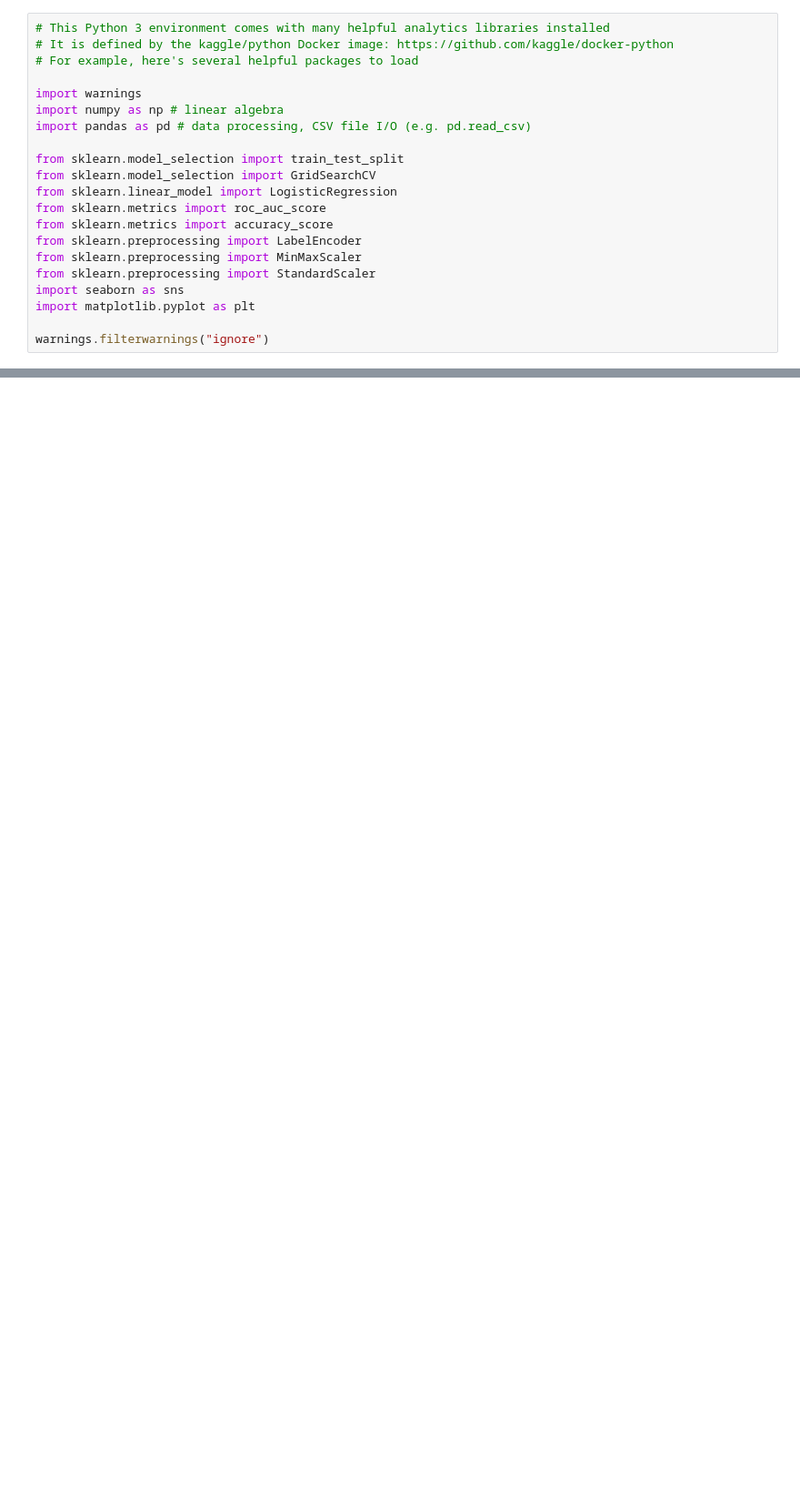
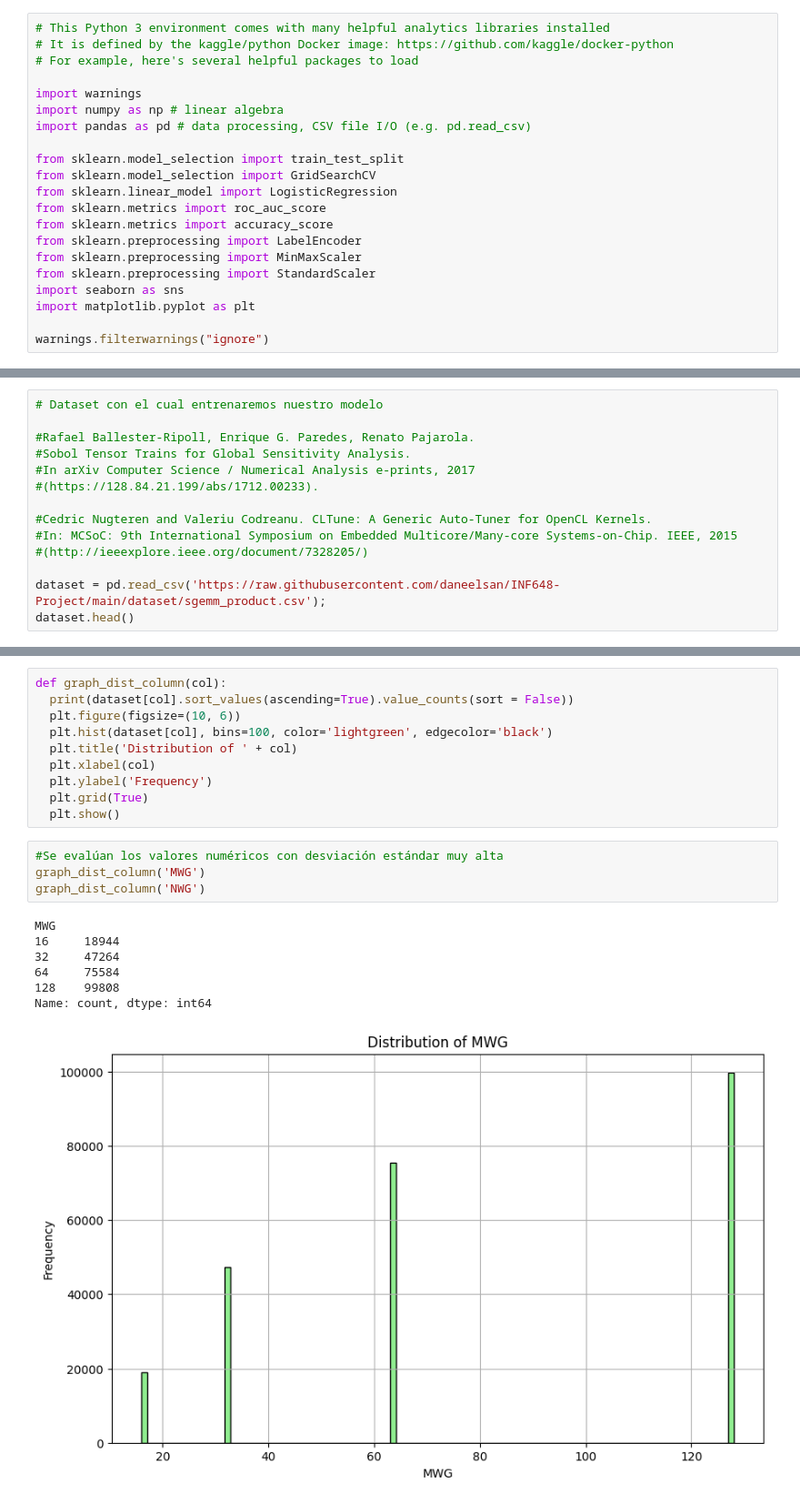
Before and after one commit to daneelsan/INF648-Project, a Jupyter notebook: notebooks/entregable-03-grupo-01.ipynb, the cells around one changed output, grey strips where cells are left out. Shown at 91% size. Cells and saved outputs as stored; diff of their text form; blank space fills up the shorter version.

```diff
--- a/notebooks/entregable-03-grupo-01.ipynb
+++ b/notebooks/entregable-03-grupo-01.ipynb
@@ -167,0 +24,14 @@ Estos son algunos de los notebooks del curso de aprendizaje automático en líne
+# %%
+# Dataset con el cual entrenaremos nuestro modelo
+
+#Rafael Ballester-Ripoll, Enrique G. Paredes, Renato Pajarola.
+#Sobol Tensor Trains for Global Sensitivity Analysis.
+#In arXiv Computer Science / Numerical Analysis e-prints, 2017
+#(https://128.84.21.199/abs/1712.00233).
+
+#Cedric Nugteren and Valeriu Codreanu. CLTune: A Generic Auto-Tuner for OpenCL Kernels.
+#In: MCSoC: 9th International Symposium on Embedded Multicore/Many-core Systems-on-Chip. IEEE, 2015
+#(http://ieeexplore.ieee.org/document/7328205/)
+
+dataset = pd.read_csv('https://raw.githubusercontent.com/daneelsan/INF648-Project/main/dataset/sgemm_product.csv');
+dataset.head()
@@ -167,0 +134,22 @@ Estos son algunos de los notebooks del curso de aprendizaje automático en líne
+# %%
+def graph_dist_column(col):
+  print(dataset[col].sort_values(ascending=True).value_counts(sort = False))
+  plt.figure(figsize=(10, 6))
+  plt.hist(dataset[col], bins=100, color='lightgreen', edgecolor='black')
+  plt.title('Distribution of ' + col)
+  plt.xlabel(col)
+  plt.ylabel('Frequency')
+  plt.grid(True)
+  plt.show()
+# %%
+#Se evalúan los valores numéricos con desviación estándar muy alta
+graph_dist_column('MWG')
+graph_dist_column('NWG')
+# %% [output]
+MWG
+16     18944
+32     47264
+64     75584
+128    99808
+Name: count, dtype: int64
+[figure, added]
```
Also changed, not shown: parts of 22 cells of this notebook.
